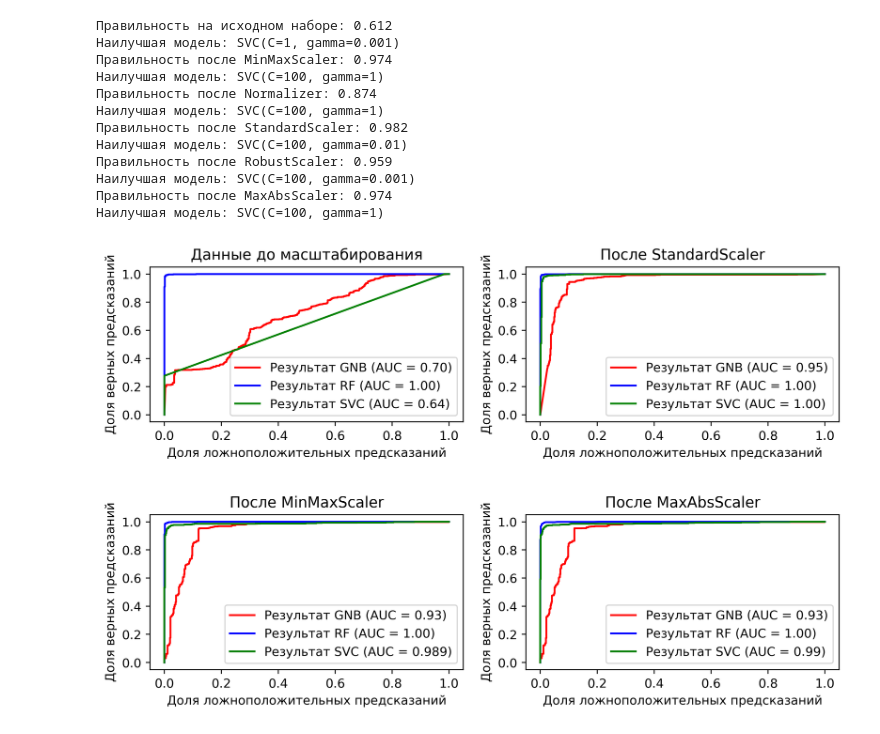
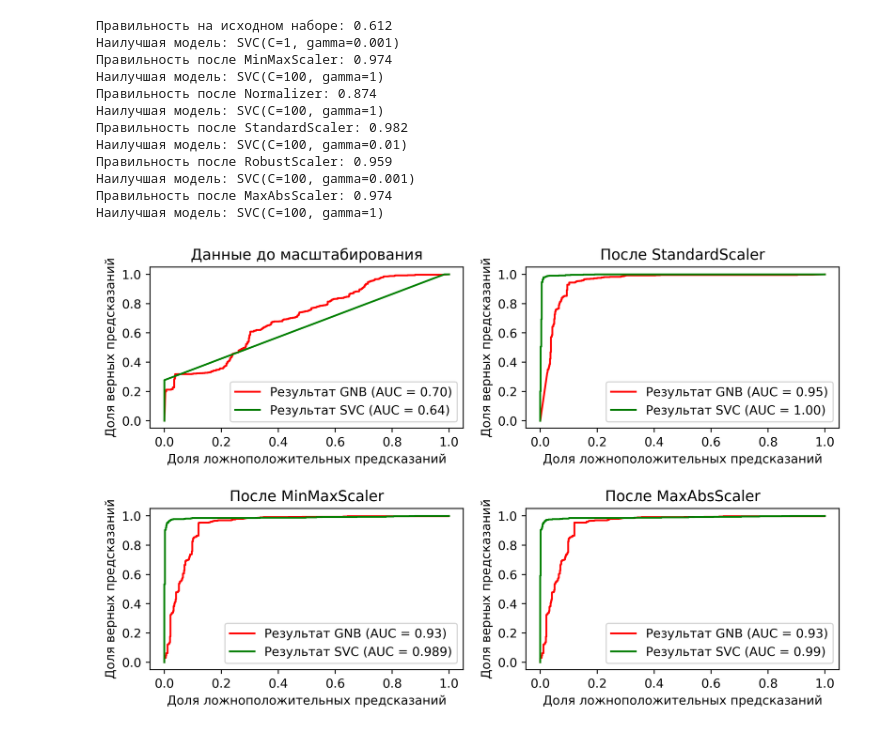
Before and after one commit to AlexKonstantinoff/PythonProjects, a Jupyter notebook: clamp_analysis.ipynb, the cells around one changed output. Saved outputs shown, nothing was run; the diff lists cells and outputs as text; code cells hidden in the pictures.

```diff
--- a/clamp_analysis.ipynb
+++ b/clamp_analysis.ipynb
@@ -288,17 +220,12 @@ print('Наилучшая модель: {}'.format(grid_search.best_estimator_))
 Наилучшая модель: SVC(C=100, gamma=1)
 # %%
 fig, axes = plt.subplots(2, 2, figsize=(10, 6), dpi=400)
-plt.subplots_adjust(hspace=.6)
+plt.subplots_adjust(hspace=.5)
 
 svc = SVC(C=1, gamma=0.001).fit(x_train.to_numpy(), y_train)
 res = svc.decision_function(x_test.to_numpy())
 fpr_svc, tpr_svc, thresholds_svc = roc_curve(
     y_test, res)
-
-rfc = RandomForestClassifier(max_depth=40, n_estimators=500, n_jobs=-1).fit(
-    x_train.to_numpy(), y_train)
-res_rfc = rfc.predict_proba(x_test.to_numpy())[:, 1]
-fpr_rfc, tpr_rfc, thresholds_rfc = roc_curve(y_test, res_rfc)
 
 gnb = GaussianNB(var_smoothing=1e-10).fit(x_train.to_numpy(), y_train)
 res_gnb = gnb.predict_proba(x_test.to_numpy())[:, 1]
@@ -307,9 +234,6 @@ fpr_gnb, tpr_gnb, thresholds_gnb = roc_curve(y_test, res_gnb)
 axes[0][0].plot(fpr_gnb, tpr_gnb, color='r',
     label='Результат GNB (AUC = {:.2f})'.format(
         roc_auc_score(y_test, res_gnb)))
-axes[0][0].plot(fpr_rfc, tpr_rfc, color='b',
-    label='Результат RF (AUC = {:.2f})'.format(
-        roc_auc_score(y_test, res_rfc)))
 axes[0][0].plot(fpr_svc, tpr_svc, color='g',
     label='Результат SVC (AUC = {:.2f})'.format(
         roc_auc_score(y_test, res)))
@@ -321,11 +245,6 @@ res = svc.decision_function(X_test_std)
 fpr_svc, tpr_svc, thresholds_svc = roc_curve(
     y_test, res)
 
-rfc = RandomForestClassifier(max_depth=100, n_estimators=50, n_jobs=-1).fit(
-    X_train_std, y_train)
-res_rfc = rfc.predict_proba(X_test_std)[:, 1]
-fpr_rfc, tpr_rfc, thresholds_rfc = roc_curve(y_test, res_rfc)
-
 gnb = GaussianNB(var_smoothing=0.1).fit(
     X_train_std, y_train)
 res_gnb = gnb.predict_proba(X_test_std)[:, 1]
@@ -334,9 +253,6 @@ fpr_gnb, tpr_gnb, thresholds_gnb = roc_curve(y_test, res_gnb)
 axes[0][1].plot(fpr_gnb, tpr_gnb, color='r',
     label='Результат GNB (AUC = {:.2f})'.format(
         roc_auc_score(y_test, res_gnb)))
-axes[0][1].plot(fpr_rfc, tpr_rfc, color='b',
-    label='Результат RF (AUC = {:.2f})'.format(
-        roc_auc_score(y_test, res_rfc)))
 axes[0][1].plot(fpr_svc, tpr_svc, color='g',
     label='Результат SVC (AUC = {:.2f})'.format(
         roc_auc_score(y_test, res)))
@@ -348,11 +264,6 @@ res = svc.decision_function(X_test_minmaxSc)
 fpr_svc, tpr_svc, thresholds_svc = roc_curve(
     y_test, res)
 
-rfc = RandomForestClassifier(max_depth=100, n_estimators=500, n_jobs=-1).fit(
-    X_train_minmaxSc, y_train)
-res_rfc = rfc.predict_proba(X_test_minmaxSc)[:, 1]
-fpr_rfc, tpr_rfc, thresholds_rfc = roc_curve(y_test, res_rfc)
-
 gnb = GaussianNB(var_smoothing=0.1).fit(
     X_train_minmaxSc, y_train)
 res_gnb = gnb.predict_proba(X_test_minmaxSc)[:, 1]
@@ -361,45 +272,34 @@ fpr_gnb, tpr_gnb, thresholds_gnb = roc_curve(y_test, res_gnb)
 axes[1][0].plot(fpr_gnb, tpr_gnb, color='r',
     label='Результат GNB (AUC = {:.2f})'.format(
         roc_auc_score(y_test, res_gnb)))
-axes[1][0].plot(fpr_rfc, tpr_rfc, color='b',
-    label='Результат RF (AUC = {:.2f})'.format(
-        roc_auc_score(y_test, res_rfc)))
 axes[1][0].plot(fpr_svc, tpr_svc, color='g',
     label='Результат SVC (AUC = {:.3f})'.format(
         roc_auc_score(y_test, res)))
 axes[1][0].legend(loc='lower right')
 axes[1][0].set_title('После MinMaxScaler')
 
 svc = SVC(C=100, gamma=1).fit(X_train_maxAbs, y_train)
 res = svc.decision_function(X_test_maxAbs)
 fpr_svc, tpr_svc, thresholds_svc = roc_curve(
     y_test, res)
 
-rfc = RandomForestClassifier(max_depth=100, n_estimators=50, n_jobs=-1).fit(
-    X_train_maxAbs, y_train)
-res_rfc = rfc.predict_proba(X_test_maxAbs)[:, 1]
-fpr_rfc, tpr_rfc, thresholds_rfc = roc_curve(y_test, res_rfc)
-
 gnb = GaussianNB(var_smoothing=0.1).fit(
     X_train_maxAbs, y_train)
 res_gnb = gnb.predict_proba(X_test_maxAbs)[:, 1]
 fpr_gnb, tpr_gnb, thresholds_gnb = roc_curve(y_test, res_gnb)
 
 axes[1][1].plot(fpr_gnb, tpr_gnb, color='r',
     label='Результат GNB (AUC = {:.2f})'.format(
         roc_auc_score(y_test, res_gnb)))
-axes[1][1].plot(fpr_rfc, tpr_rfc, color='b',
-    label='Результат RF (AUC = {:.2f})'.format(
-        roc_auc_score(y_test, res_rfc)))
 axes[1][1].plot(fpr_svc, tpr_svc, color='g',
     label='Результат SVC (AUC = {:.2f})'.format(
         roc_auc_score(y_test, res)))
 axes[1][1].legend(loc='lower right')
 axes[1][1].set_title('После MaxAbsScaler')
 
 for ax in axes:
     for a in ax:
         a.set_xlabel('Доля ложноположительных предсказаний')
         a.set_ylabel('Доля верных предсказаний')
 # %% [output]
-[figure, old version]
+[figure, new version]
```
Also changed, not shown: parts of 3 cells of this notebook.
